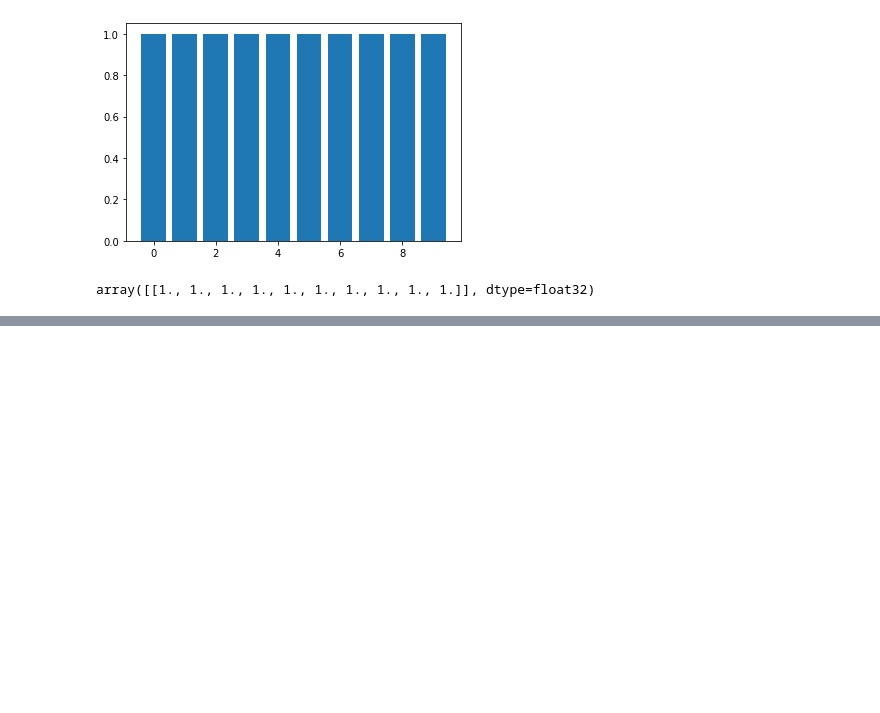
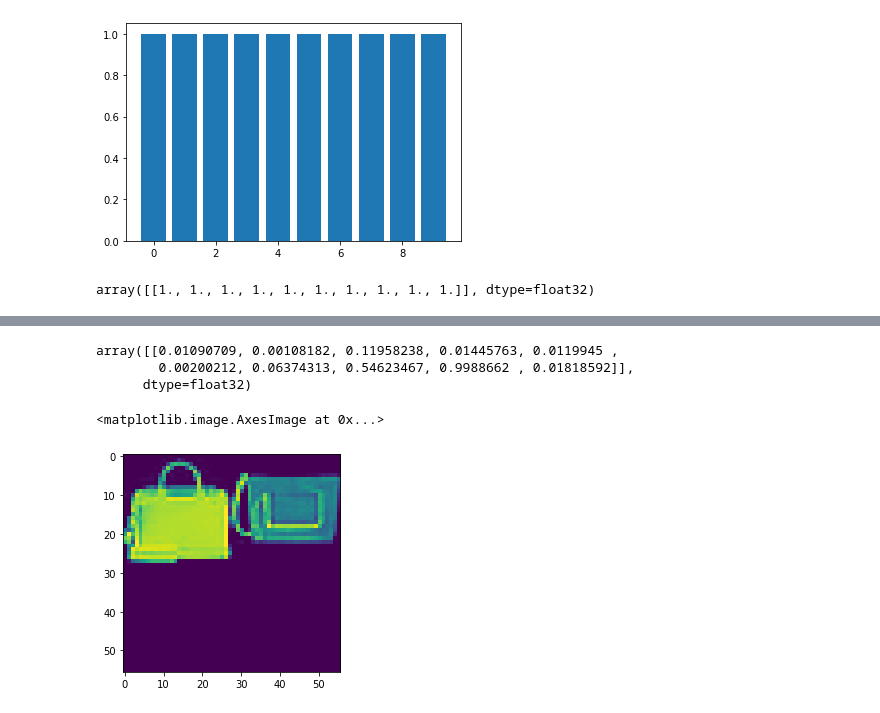
Before and after one commit to Vaycold/Vaycold, a Jupyter notebook: Python_DL/여러 의상 사진에서 옷 종류 구분하기~2차모델링.ipynb, the cells around one changed output, grey strips where cells are left out. Cells and saved outputs as stored; diff of their text form; code cells hidden in the pictures; blank space fills up the shorter version.

```diff
--- a/Python_DL/여러 의상 사진에서 옷 종류 구분하기~2차모델링.ipynb
+++ b/Python_DL/여러 의상 사진에서 옷 종류 구분하기~2차모델링.ipynb
@@ -774,0 +864,12 @@ array([[1., 1., 1., 1., 1., 1., 1., 1., 1., 1.]], dtype=float32)
+# %%
+res = new_model2.predict(test_multi_images[4].reshape((-1,56,56,1)))
+res
+# %% [output]
+array([[0.01090709, 0.00108182, 0.11958238, 0.01445763, 0.0119945 ,
+        0.00200212, 0.06374313, 0.54623467, 0.9988662 , 0.01818592]],
+      dtype=float32)
+# %%
+plt.imshow(test_multi_images[4].reshape(56,56))
+# %% [output]
+<matplotlib.image.AxesImage at 0x...>
+[figure, added]
```
Also changed, not shown: parts of 14 cells of this notebook.
